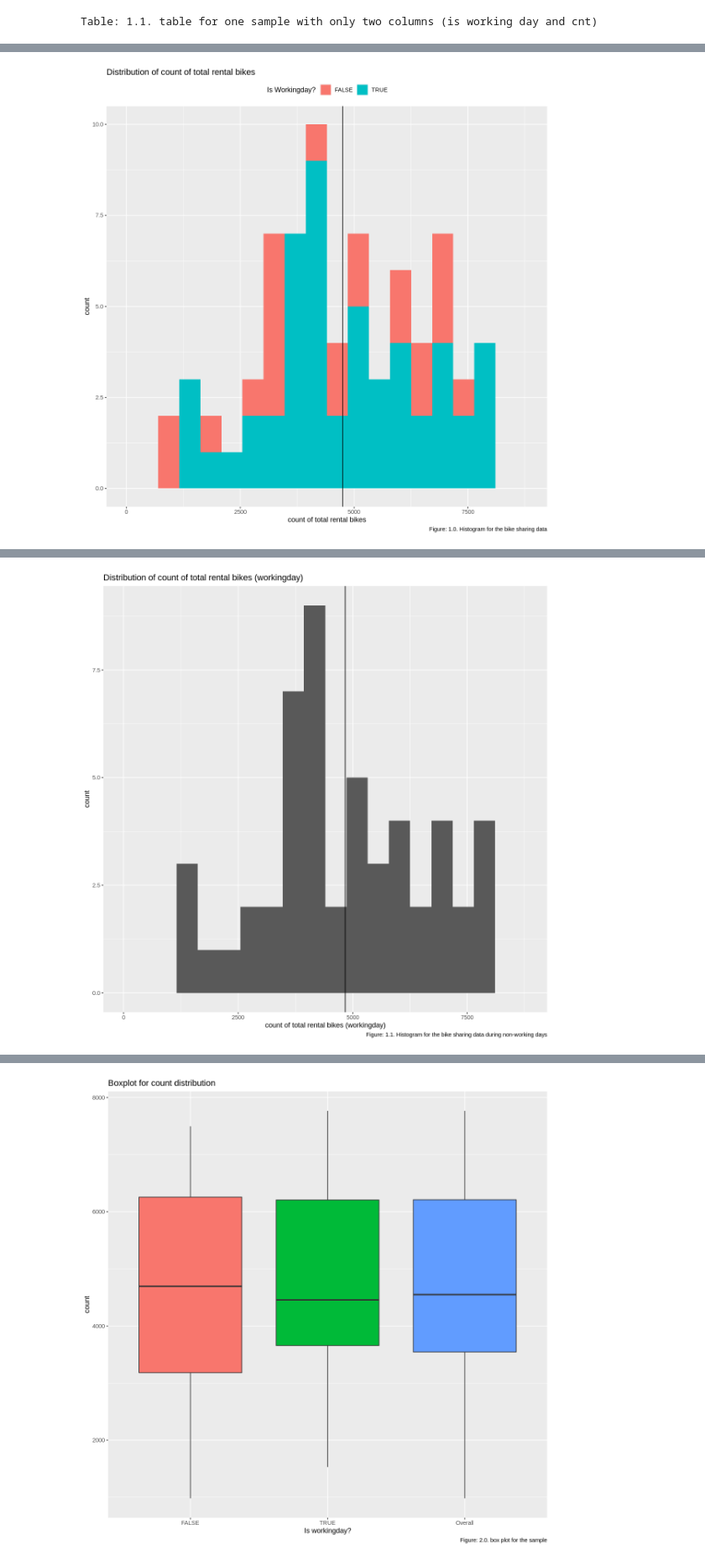
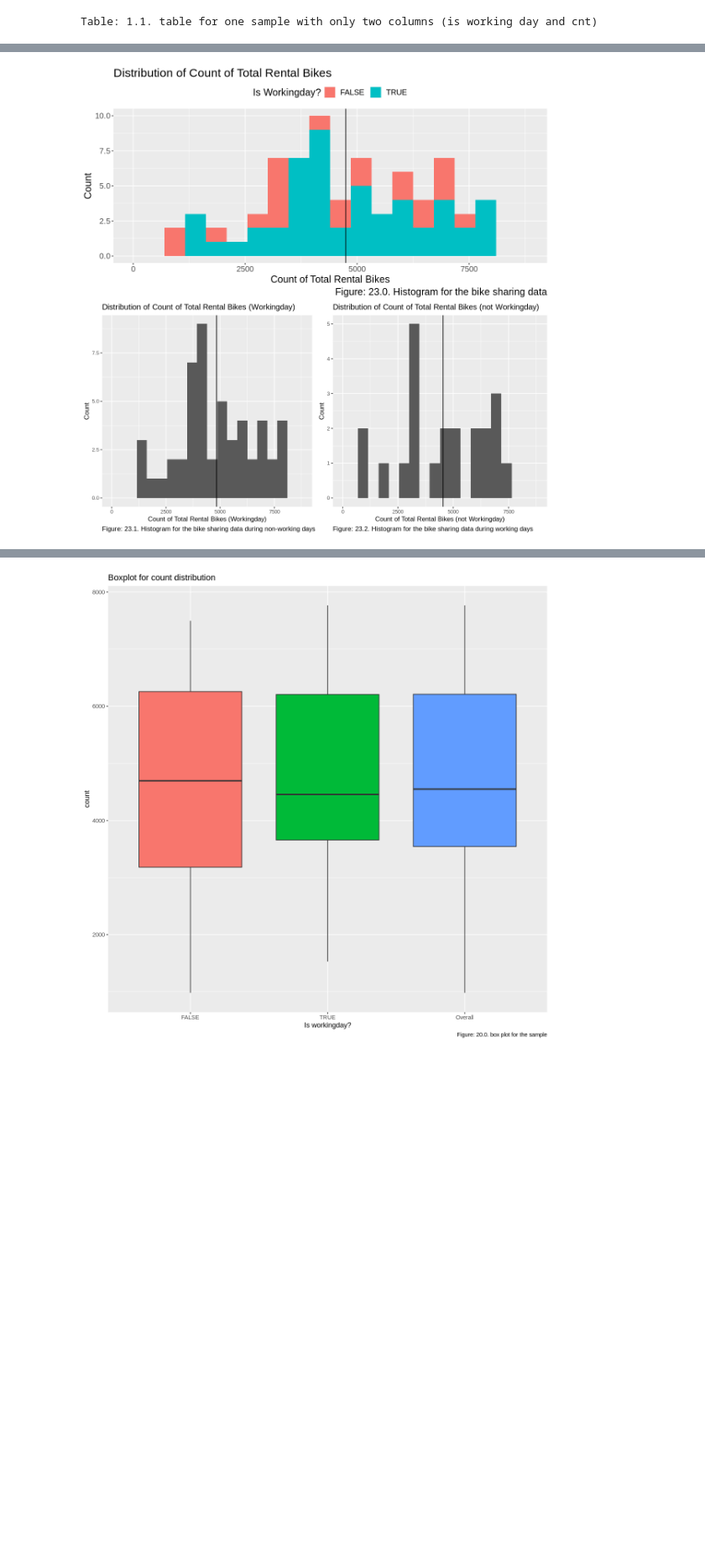
Before and after one commit to Sparsh16/STAT-201-Group-Project, a Jupyter notebook: Proposal.ipynb, the cells around one changed output, grey strips where cells are left out. Shown at 84% size. Drawn from its saved outputs; the diff is of its cells as text; code cells hidden in the pictures; blank space fills up the shorter version.

Commit message:
new func standardize

```diff
--- a/Proposal.ipynb
+++ b/Proposal.ipynb
@@ -64,6 +72,7 @@ table_number.nextMinor <- function(m="") {
 # default_plot_height <- 7
 default_plot_width <- 10
 default_plot_height <- 10
+plotTextSize = 15
 set.seed(1)
 
 options(repr.matrix.max.rows = 6)
@@ -74,6 +83,18 @@ options(jupyter.plot_mimetypes = c("text/plain", "image/png" ))
 # SAMPLE_SIZE = 731 # MAX 731
 SAMPLE_SIZE = 73 # 731 * 0.1
 confidence_level = 0.95
+# %%
+# Standardize a plot.
+
+# hjust=T == caption on left
+standardize <- function(g, textSize = plotTextSize, hjust=T) {
+    g <- g + labs(x=tools::toTitleCase(g$labels$x),
+            y = tools::toTitleCase(g$labels$y),
+            title = tools::toTitleCase(g$labels$title)) +
+    theme(text = element_text(size = textSize),
+          plot.caption = element_text(size = textSize, hjust = hjust))
+    return (g)
+}
 # %%
 # Clean and wrangle the data
 
@@ -142,7 +163,7 @@ all_BikeSharingData_hist <- ggplot(BikeSharingData,
   labs(caption = figure_number.nextMajor("Histogram for the bike sharing data"))
 
 
-all_BikeSharingData_hist
+# all_BikeSharingData_hist
 
 # histogram for all biking sharing data during the non-working days
 holiday_BikeSharingData_hist <- ggplot(workingday_BikeSharingData, aes(x = cnt)) +
@@ -154,7 +175,8 @@ holiday_BikeSharingData_hist <- ggplot(workingday_BikeSharingData, aes(x = cnt))
   labs(caption = figure_number.nextMinor("Histogram for the bike sharing data during non-working days"))
 
 
-holiday_BikeSharingData_hist
+
+# holiday_BikeSharingData_hist
 
 # histogram for all biking sharing data during workdays
 notHoliday_BikeSharingData_hist <- ggplot(notworkingday_BikeSharingData, aes(x = cnt)) +
@@ -164,5 +186,9 @@ notHoliday_BikeSharingData_hist <- ggplot(notworkingday_BikeSharingData, aes(x =
   geom_vline(xintercept = mean(notworkingday_BikeSharingData$cnt)) +
   xlim(0, 8800)+
   labs(caption = figure_number.nextMinor("Histogram for the bike sharing data during working days"))
-notHoliday_BikeSharingData_hist
+grid.arrange(standardize(all_BikeSharingData_hist),
+             grid.arrange(
+                 standardize(holiday_BikeSharingData_hist, 10, F),
+                 standardize(notHoliday_BikeSharingData_hist, 10, F), ncol=2),
+            ncol=1)
 # %% [output]
@@ -173 +201 @@ Warning message:
-[figure, old version]
+[figure, new version]
@@ -176 +201,0 @@ Warning message:
-[figure, removed]
```
Also changed, not shown: parts of 4 cells of this notebook, 1 other file.
